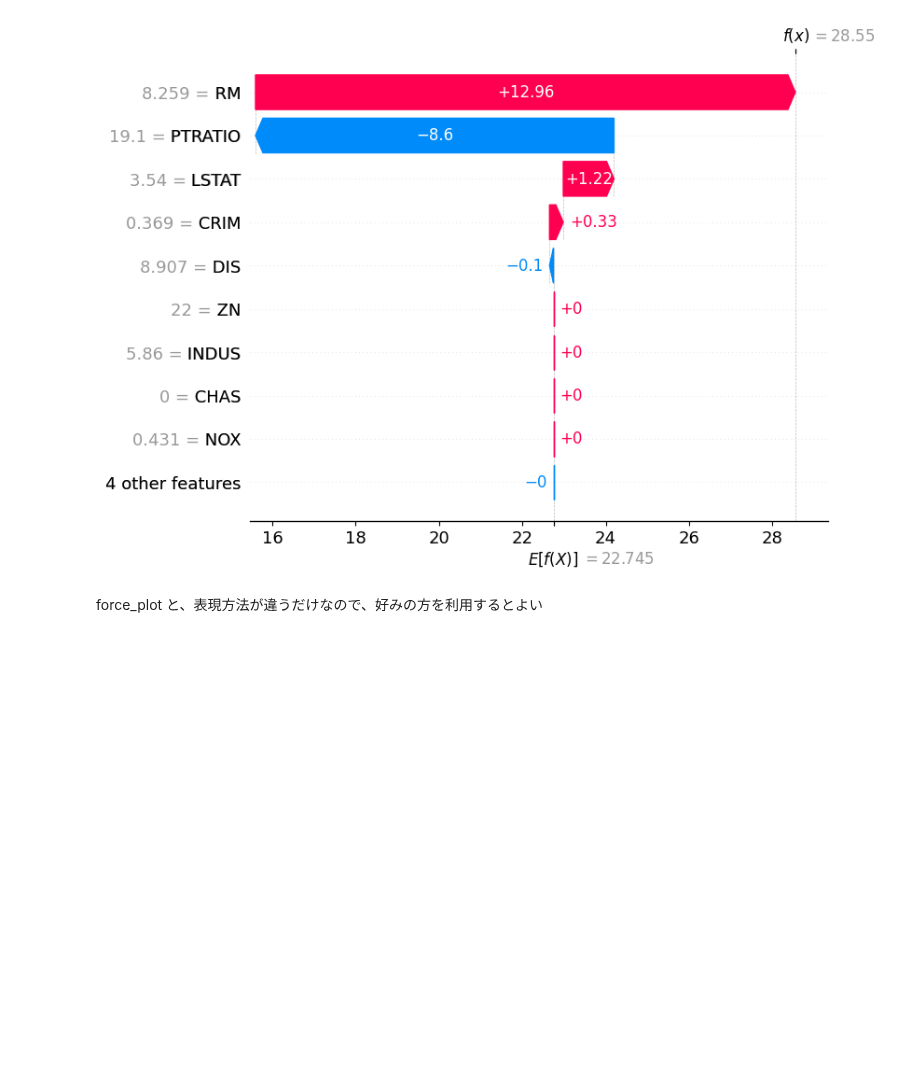
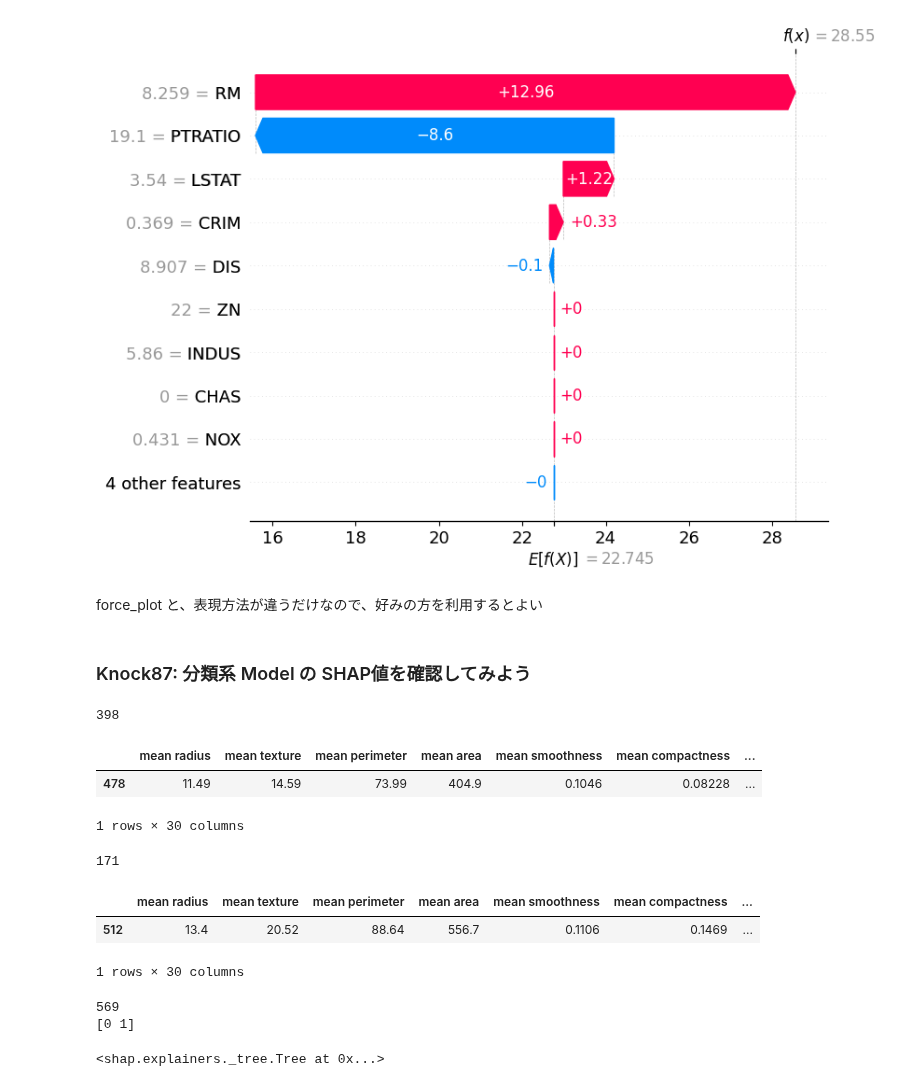
Before and after one commit to 1024xx4/ai_model_building_100, a Jupyter notebook: section09/section09.ipynb, the cells around one changed output. Saved outputs shown, nothing was run; the diff lists cells and outputs as text; code cells hidden in the pictures; blank space fills up the shorter version.

Commit message:
Feat: 分類系 Model の SHAP値を確認してみる#17

```diff
--- a/section09/section09.ipynb
+++ b/section09/section09.ipynb
@@ -217,3 +217,43 @@ shap.plots._waterfall.waterfall_legacy(
 [figure]
 # %% [markdown]
 force_plot と、表現方法が違うだけなので、好みの方を利用するとよい
+# %% [markdown]
+### Knock87: 分類系 Model の SHAP値を確認してみよう
+# %%
+# 分類系 Model の作成
+import pandas as pd
+from sklearn.datasets import load_breast_cancer
+from sklearn.model_selection import train_test_split
+from sklearn.ensemble import RandomForestClassifier
+
+load_data = load_breast_cancer()
+tg_df = pd.DataFrame(load_data.data, columns=load_data.feature_names)
+tg_df['y'] = load_data.target
+X = tg_df[tg_df.columns[tg_df.columns != 'y']]
+y = tg_df['y']
+X_train, X_test, y_train, y_test = train_test_split(X, y, test_size=0.3, random_state=0)
+print(len(X_train))
+display(X_train.head(1))
+print(len(X_test))
+display(X_test.head(1))
+print(len(tg_df))
+print(tg_df['y'].unique())
+
+rf_cls = RandomForestClassifier(max_depth=3, random_state=0).fit(X_train, y_train)
+# %% [output]
+398
+|  | mean radius | mean texture | mean perimeter | mean area | mean smoothness | mean compactness | ... |
+| 478 | 11.49 | 14.59 | 73.99 | 404.9 | 0.1046 | 0.08228 | ... |
+1 rows × 30 columns
+171
+|  | mean radius | mean texture | mean perimeter | mean area | mean smoothness | mean compactness | ... |
+| 512 | 13.4 | 20.52 | 88.64 | 556.7 | 0.1106 | 0.1469 | ... |
+1 rows × 30 columns
+569
+[0 1]
+# %%
+# SHAP Model の作成（分類）
+explainer = shap.TreeExplainer(rf_cls)
+explainer
+# %% [output]
+<shap.explainers._tree.Tree at 0x...>
```
Also changed, not shown: parts of 1 cell of this notebook.
